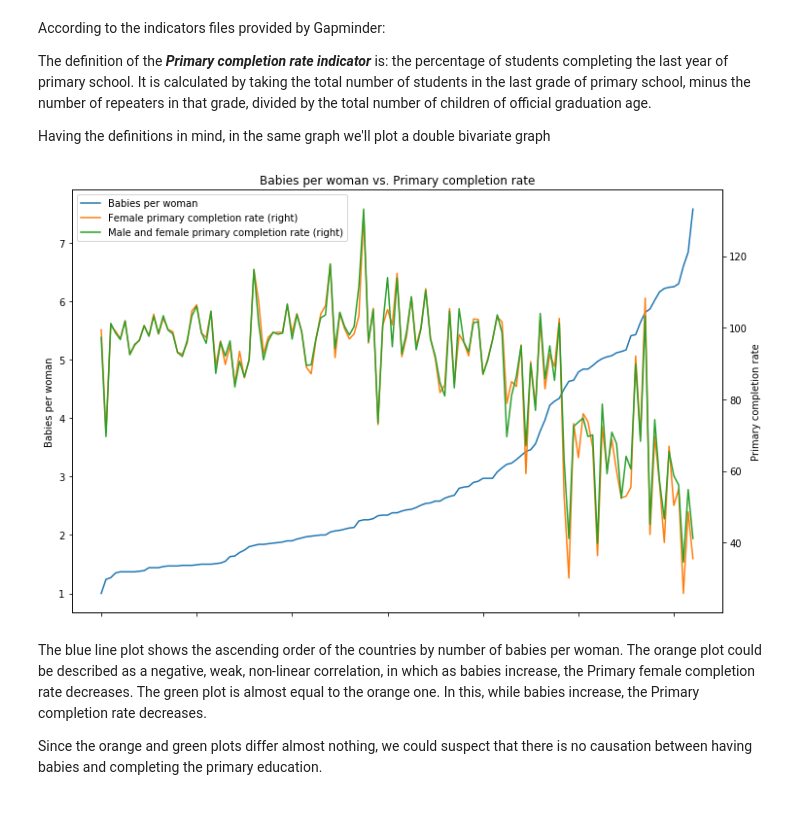
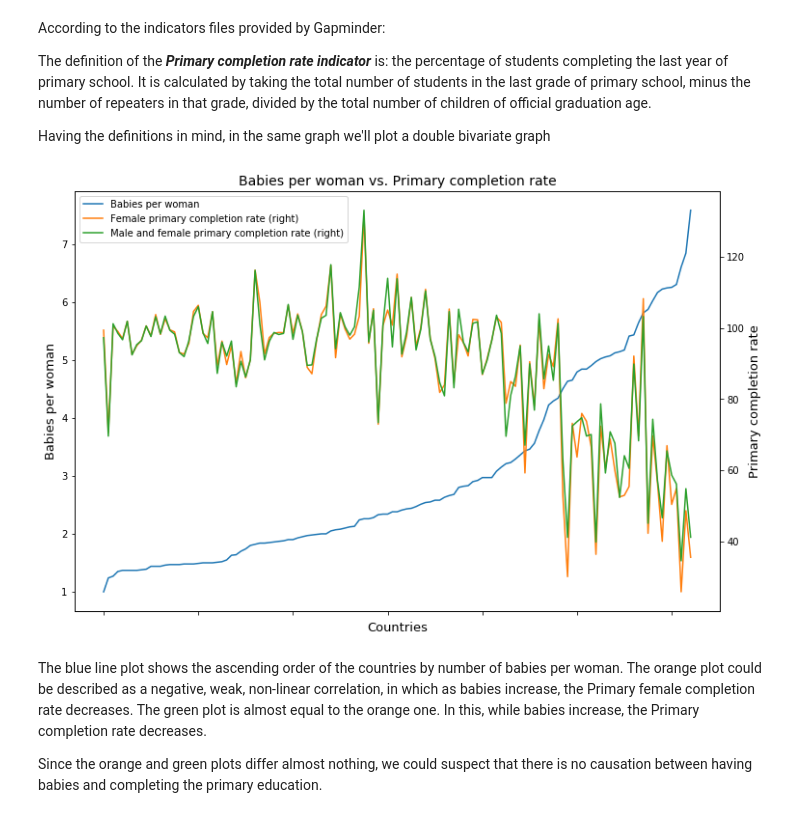
Before and after one commit to Lilianasu/Udacity-Project-2, a Jupyter notebook: Investigate a Dataset Project.ipynb, the cells around one changed output. Saved outputs shown, nothing was run; the diff lists cells and outputs as text; code cells hidden in the pictures.

```diff
--- a/Investigate a Dataset Project.ipynb
+++ b/Investigate a Dataset Project.ipynb
@@ -626,21 +627,19 @@ Having the definitions in mind, in the same graph we'll plot a double bivariate
 # %%
 fig, ax = plt.subplots()
 sort2.plot(x='child_per_woman_country', y='child_per_woman_2010',
            figsize=[12,8], label='Babies per woman', ax=ax)
 sort2.plot(secondary_y=True, x='child_per_woman_country', y='primary_female_2010',
            label='Female primary completion rate', ax=ax)
 sort2.plot(secondary_y=True, x='child_per_woman_country', y='primary_total_2010',
            label='Male and female primary completion rate', ax=ax)
-ax.set_ylabel('Babies per woman')
-ax.set_xlabel('Countries')
-ax.right_ax.set_ylabel('Primary completion rate')
-ax.set_title('Babies per woman vs. Primary completion rate')
-
-ax.set_xlabel('')
+ax.set_ylabel('Babies per woman', fontsize=13)
+ax.set_xlabel('Countries', fontsize=13)
+ax.right_ax.set_ylabel('Primary completion rate', fontsize=13)
+ax.set_title('Babies per woman vs. Primary completion rate', fontsize=14)
 
 plt.show();
 # %% [output]
-[figure, old version]
+[figure, new version]
 # %% [markdown]
 The blue line plot shows the ascending order of the countries by number of babies per woman.
 The orange plot could be described as a negative, weak, non-linear correlation, in which as babies increase, the Primary female completion rate decreases.
```
Also changed, not shown: parts of 9 cells of this notebook.
